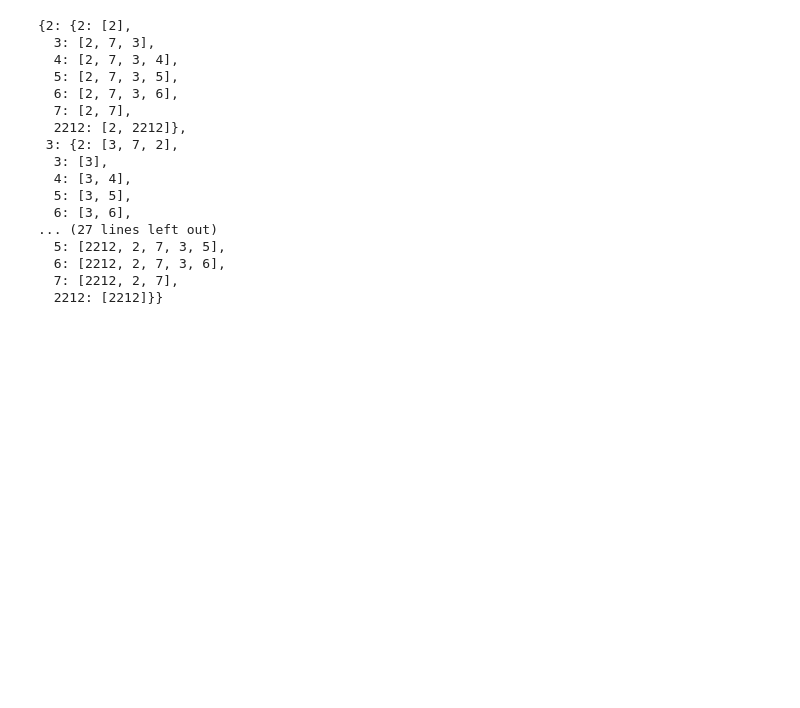
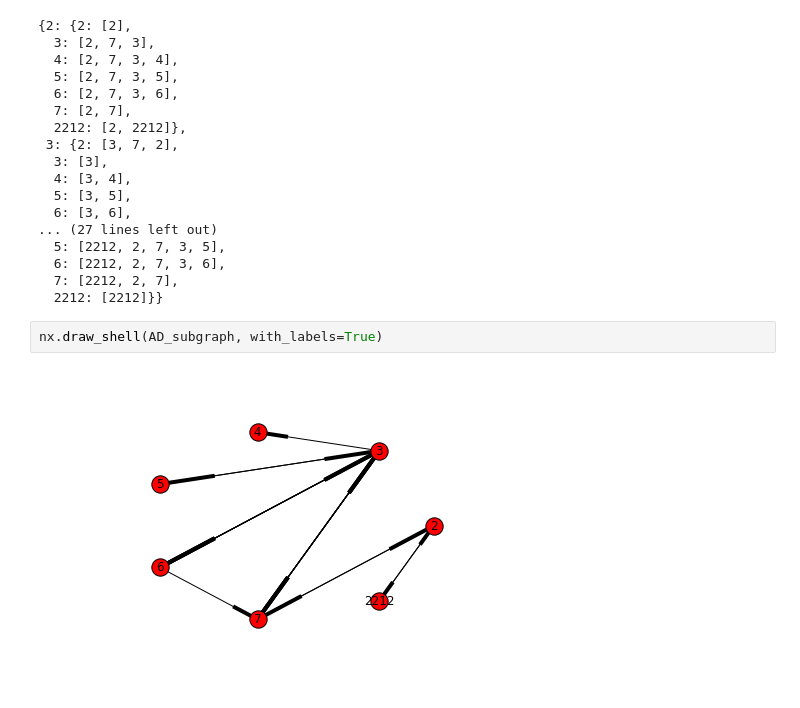
Before and after one commit to alexmasny/BioDb2016, a Jupyter notebook: NetworkX exercise.ipynb, the cells around one changed output. Cells and saved outputs as stored; diff of their text form; blank space fills up the shorter version.

```diff
--- a/NetworkX exercise.ipynb
+++ b/NetworkX exercise.ipynb
@@ -312,3 +302,7 @@ nx.shortest_path(AD_subgraph)
   6: [2212, 2, 7, 3, 6],
   7: [2212, 2, 7],
   2212: [2212]}}
+# %%
+nx.draw_shell(AD_subgraph, with_labels=True)
+# %% [output]
+[figure, added]
```
Also changed, not shown: parts of 12 cells of this notebook, 1 other file.
